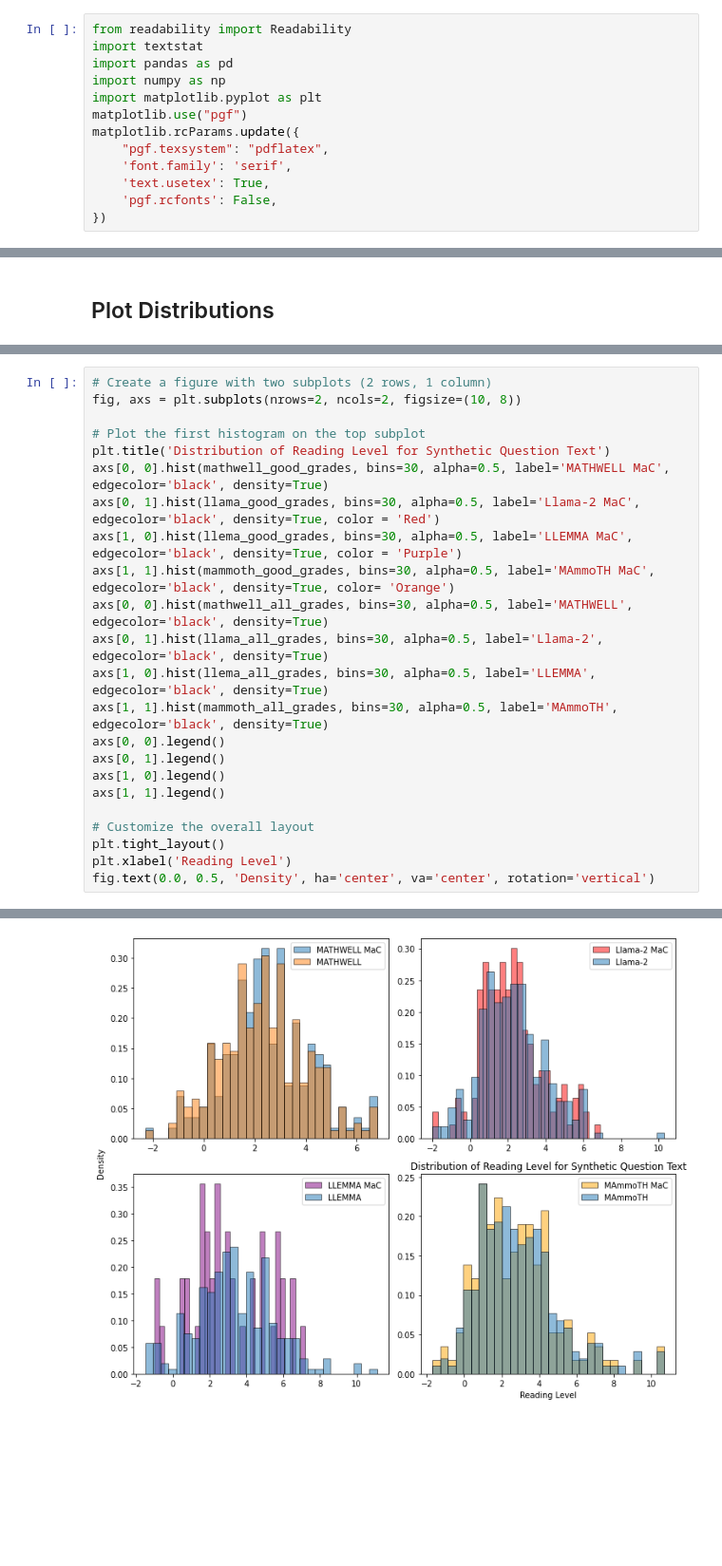
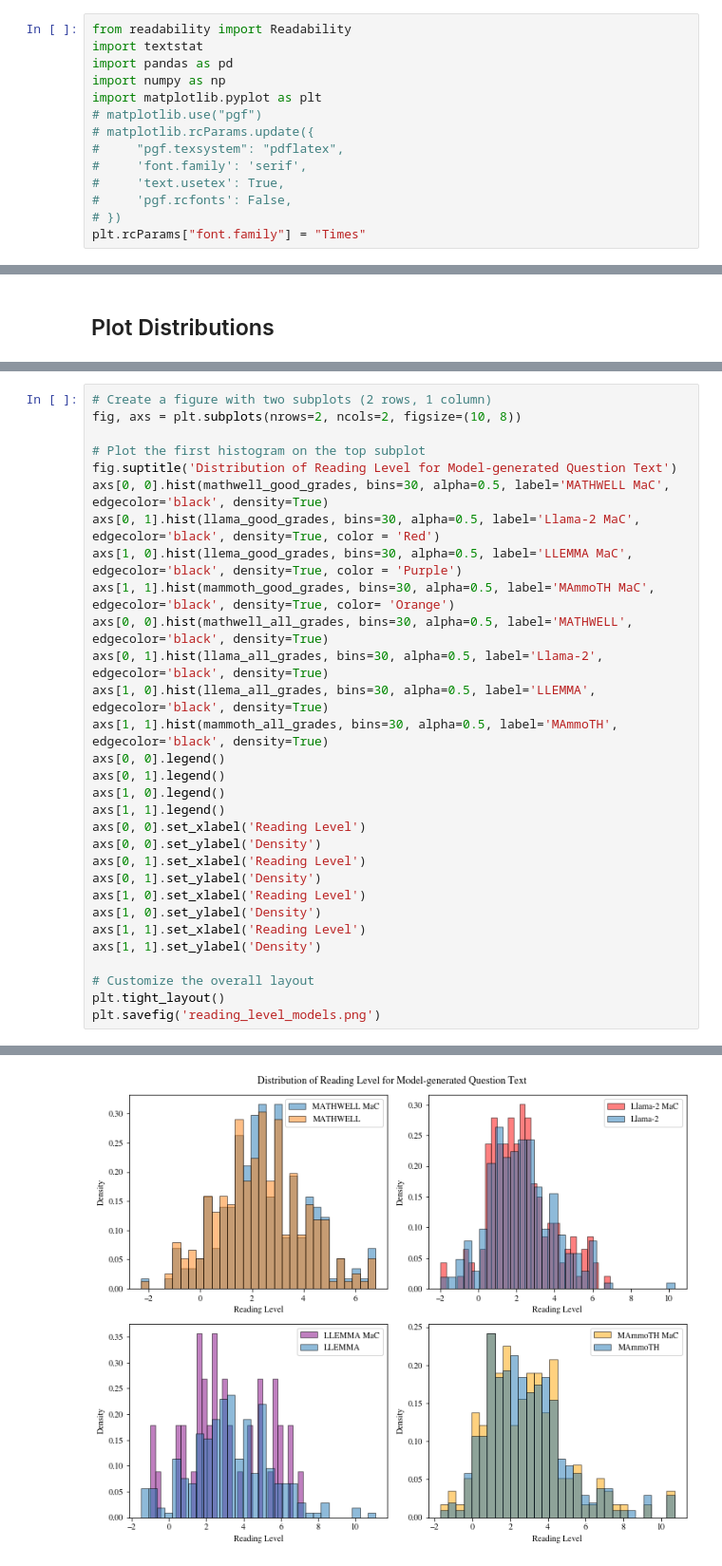
Before and after one commit to bryanchrist/llama2-70b, a Jupyter notebook: reading_level.ipynb, the cells around one changed output, grey strips where cells are left out. Shown at 95% size. Saved outputs shown, nothing was run; the diff lists cells and outputs as text; blank space fills up the shorter version.

```diff
--- a/reading_level.ipynb
+++ b/reading_level.ipynb
@@ -4,13 +4,14 @@ import textstat
 import pandas as pd
 import numpy as np
 import matplotlib.pyplot as plt
-matplotlib.use("pgf")
-matplotlib.rcParams.update({
-    "pgf.texsystem": "pdflatex",
-    'font.family': 'serif',
-    'text.usetex': True,
-    'pgf.rcfonts': False,
-})
+# matplotlib.use("pgf")
+# matplotlib.rcParams.update({
+#     "pgf.texsystem": "pdflatex",
+#     'font.family': 'serif',
+#     'text.usetex': True,
+#     'pgf.rcfonts': False,
+# })
+plt.rcParams["font.family"] = "Times"
 # %% [markdown]
 ## GSM8K
 # %%
@@ -251,7 +252,7 @@ plt.savefig('reading_level_his.pgf')
 fig, axs = plt.subplots(nrows=2, ncols=2, figsize=(10, 8))
 
 # Plot the first histogram on the top subplot
-plt.title('Distribution of Reading Level for Synthetic Question Text')
+fig.suptitle('Distribution of Reading Level for Model-generated Question Text')
 axs[0, 0].hist(mathwell_good_grades, bins=30, alpha=0.5, label='MATHWELL MaC', edgecolor='black', density=True)
 axs[0, 1].hist(llama_good_grades, bins=30, alpha=0.5, label='Llama-2 MaC', edgecolor='black', density=True, color = 'Red')
 axs[1, 0].hist(llema_good_grades, bins=30, alpha=0.5, label='LLEMMA MaC', edgecolor='black', density=True, color = 'Purple')
@@ -264,9 +265,16 @@ axs[0, 0].legend()
 axs[0, 1].legend()
 axs[1, 0].legend()
 axs[1, 1].legend()
+axs[0, 0].set_xlabel('Reading Level')
+axs[0, 0].set_ylabel('Density')
+axs[0, 1].set_xlabel('Reading Level')
+axs[0, 1].set_ylabel('Density')
+axs[1, 0].set_xlabel('Reading Level')
+axs[1, 0].set_ylabel('Density')
+axs[1, 1].set_xlabel('Reading Level')
+axs[1, 1].set_ylabel('Density')
 
 # Customize the overall layout
 plt.tight_layout()
-plt.xlabel('Reading Level')
-fig.text(0.0, 0.5, 'Density', ha='center', va='center', rotation='vertical')
+plt.savefig('reading_level_models.png')
 # %% [output]
@@ -274,4 +281,4 @@ Text(0.0, 0.5, 'Density')
-[figure, old version]
+[figure, new version]
 # %%
 # Create a figure with two subplots (2 rows, 1 column)
 fig, axs = plt.subplots(nrows=2, ncols=2, figsize=(10, 8))
```
Also changed, not shown: parts of 7 cells of this notebook, 11 other files.
